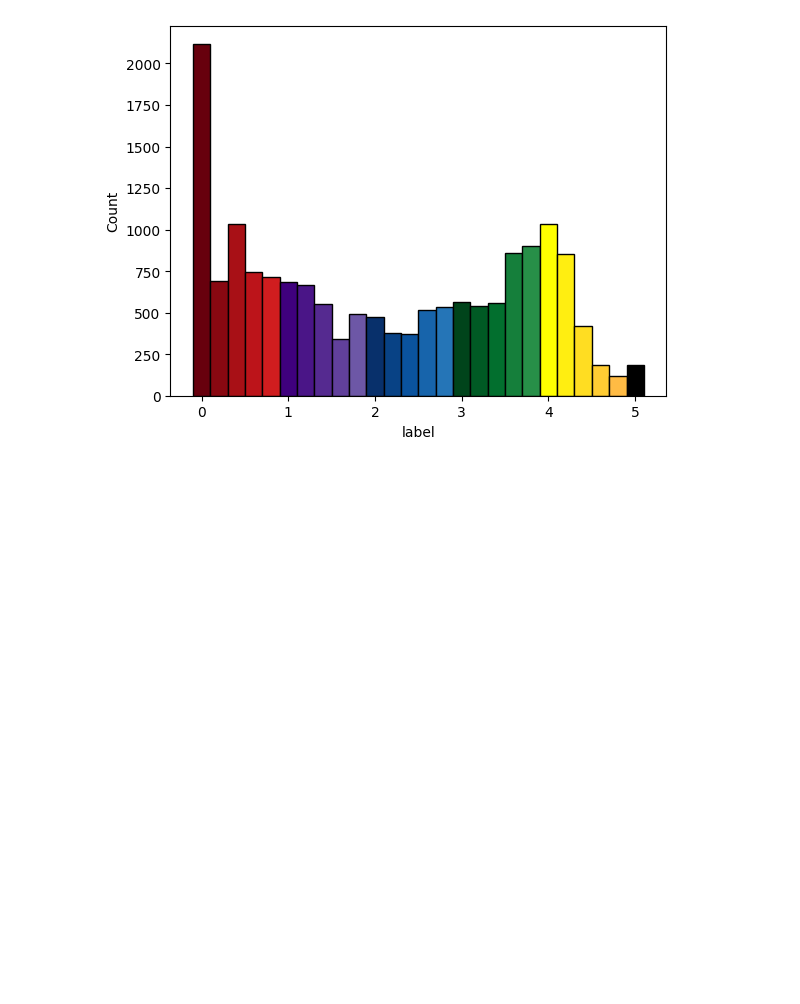
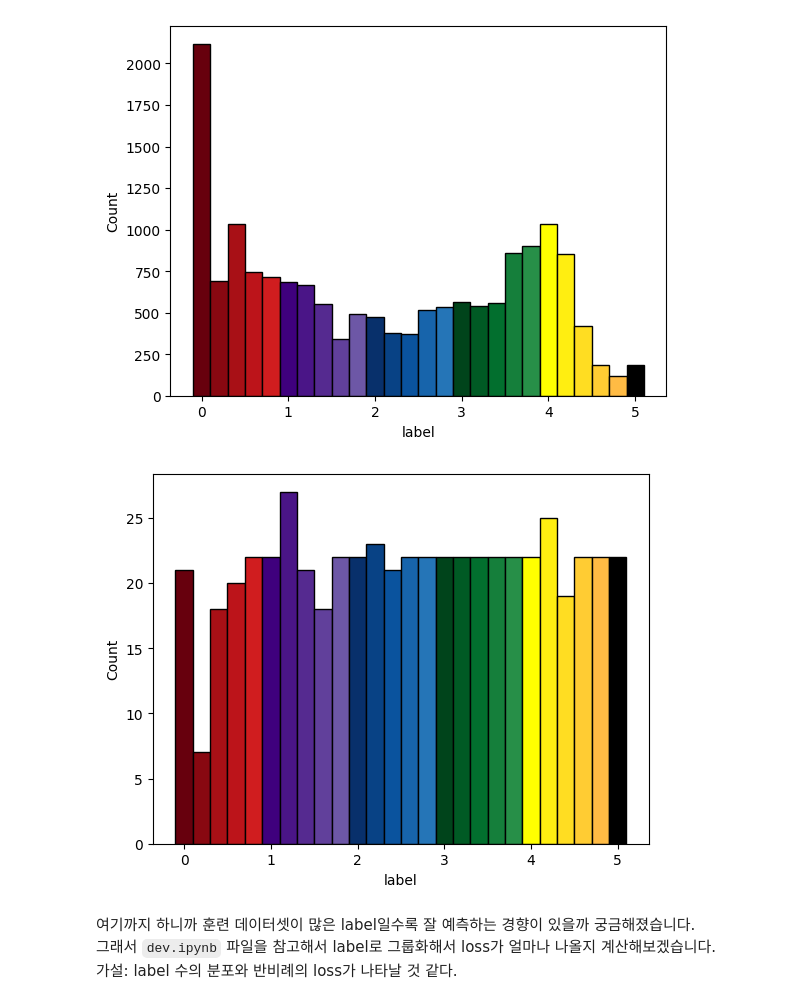
Before and after one commit to boostcampaitech7/level1-semantictextsimilarity-nlp-01, a Jupyter notebook: notebooks/train-after-swap.ipynb, the cells around one changed output. Saved outputs shown, nothing was run; the diff lists cells and outputs as text; code cells hidden in the pictures; blank space fills up the shorter version.

```diff
--- a/notebooks/train-after-swap.ipynb
+++ b/notebooks/train-after-swap.ipynb
@@ -28,2 +34,14 @@ fig = eda.vizLabel(labels)
 # %% [output]
 [figure]
+# %%
+dev_datalist = list(dataloader.val_dataset)
+dev_datalist_out = list(map(lambda x: round(x[1].item(), 1), dev_datalist))
+dev_labels = pd.DataFrame(dev_datalist_out, columns=["label"])
+# %%
+fig = eda.vizLabel(dev_labels)
+# %% [output]
+[figure, added]
+# %% [markdown]
+여기까지 하니까 훈련 데이터셋이 많은 label일수록 잘 예측하는 경향이 있을까 궁금해졌습니다.
+그래서 `dev.ipynb` 파일을 참고해서 label로 그룹화해서 loss가 얼마나 나올지 계산해보겠습니다.
+가설: label 수의 분포와 반비례의 loss가 나타날 것 같다.
```
Also changed, not shown: parts of 6 cells of this notebook, 1 other file.
